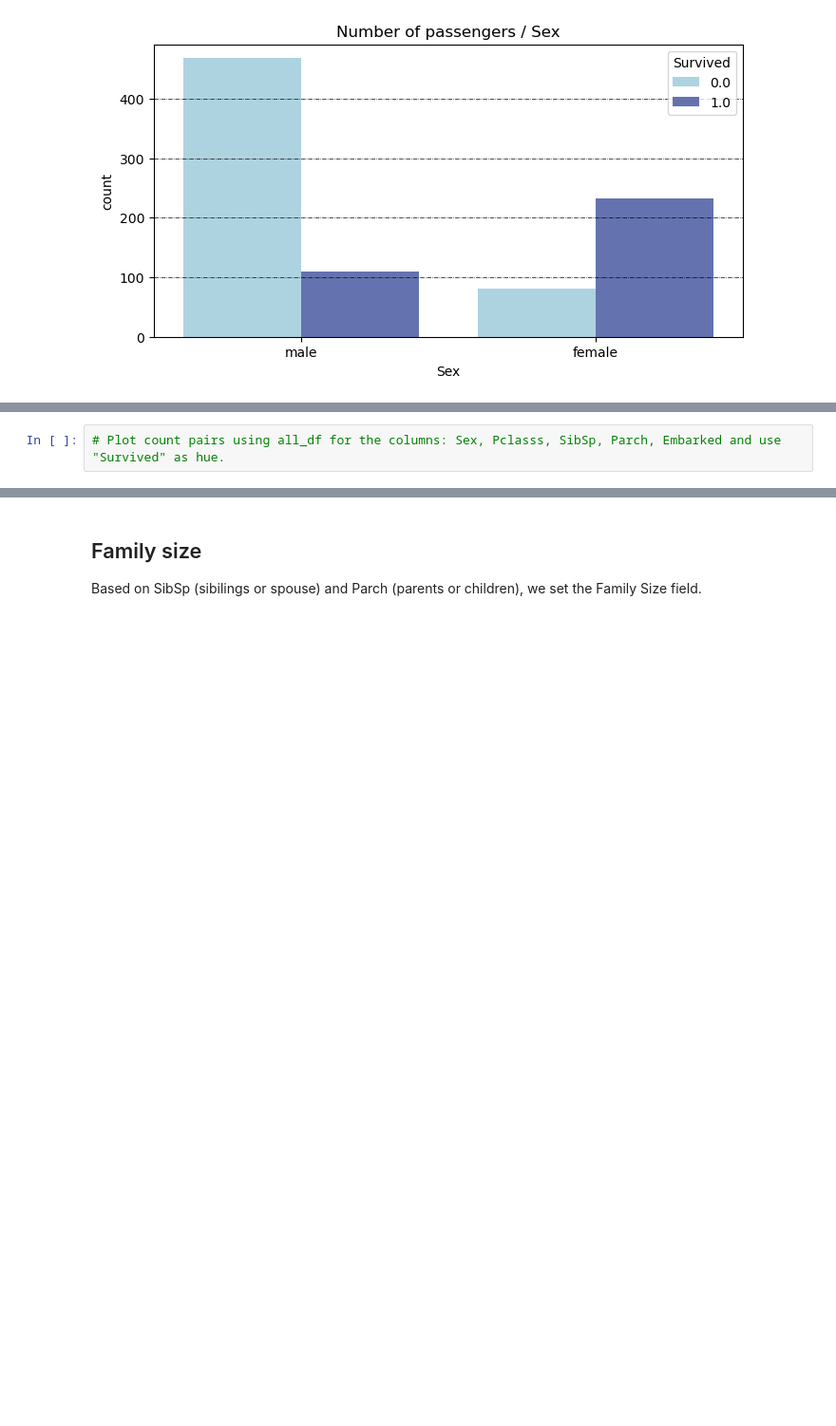
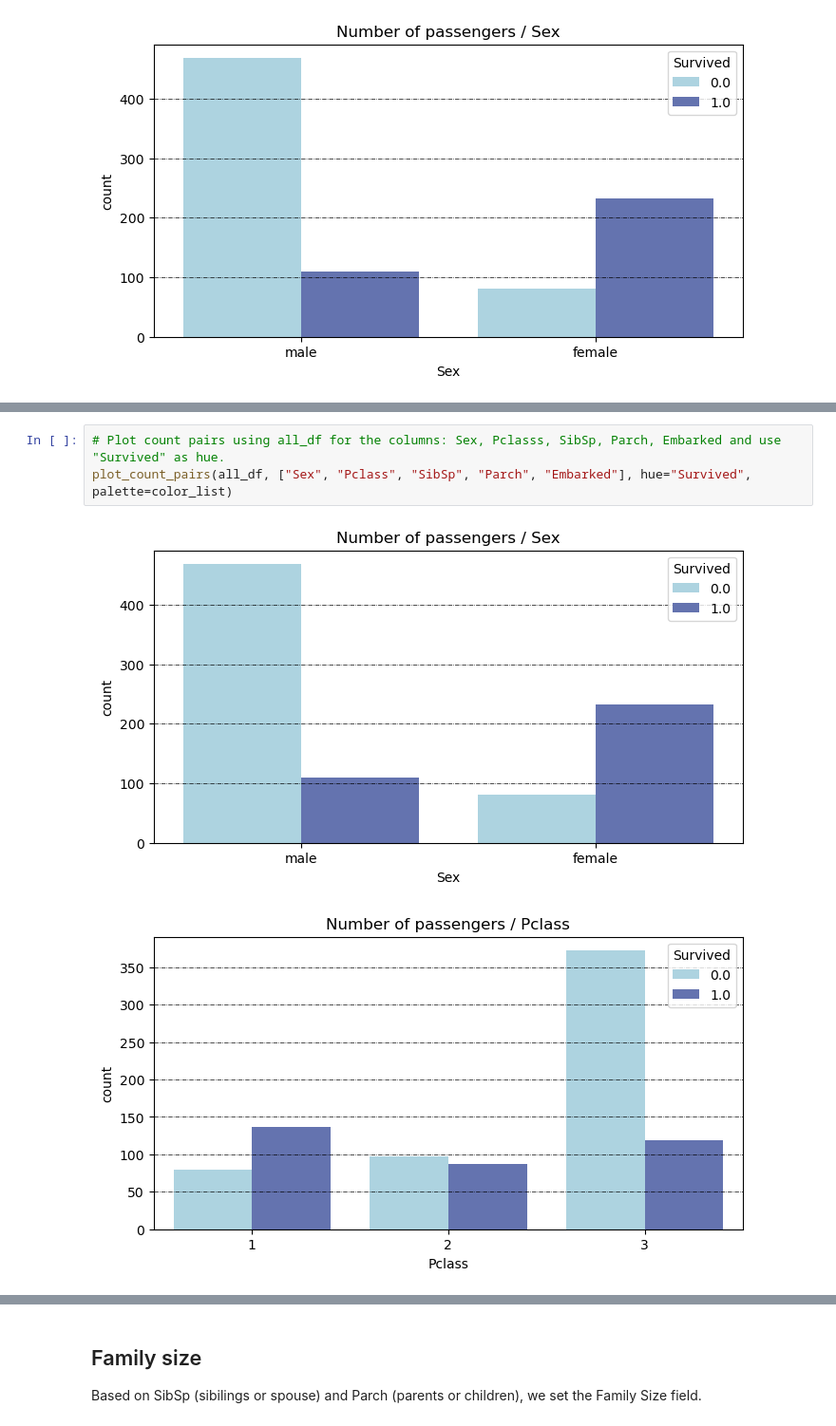
Before and after one commit to congminh-nguyen/titanic_problem_set, a Jupyter notebook: notesbook/Titanic Data Journey.ipynb, the cells around one changed output, grey strips where cells are left out. Shown at 95% size. Drawn from its saved outputs; the diff is of its cells as text; blank space fills up the shorter version.

```diff
--- a/notesbook/Titanic Data Journey.ipynb
+++ b/notesbook/Titanic Data Journey.ipynb
@@ -243,2 +236,6 @@ ValueError: cannot reindex on an axis with duplicate labels
 # %%
 # Plot count pairs using all_df for the columns: Sex, Pclasss, SibSp, Parch, Embarked and use "Survived" as hue.
+plot_count_pairs(all_df, ["Sex", "Pclass", "SibSp", "Parch", "Embarked"], hue="Survived", palette=color_list)
+# %% [output]
+[figure, added]
+[figure, added]
```
Also changed, not shown: parts of 56 cells of this notebook, 6 other files.
